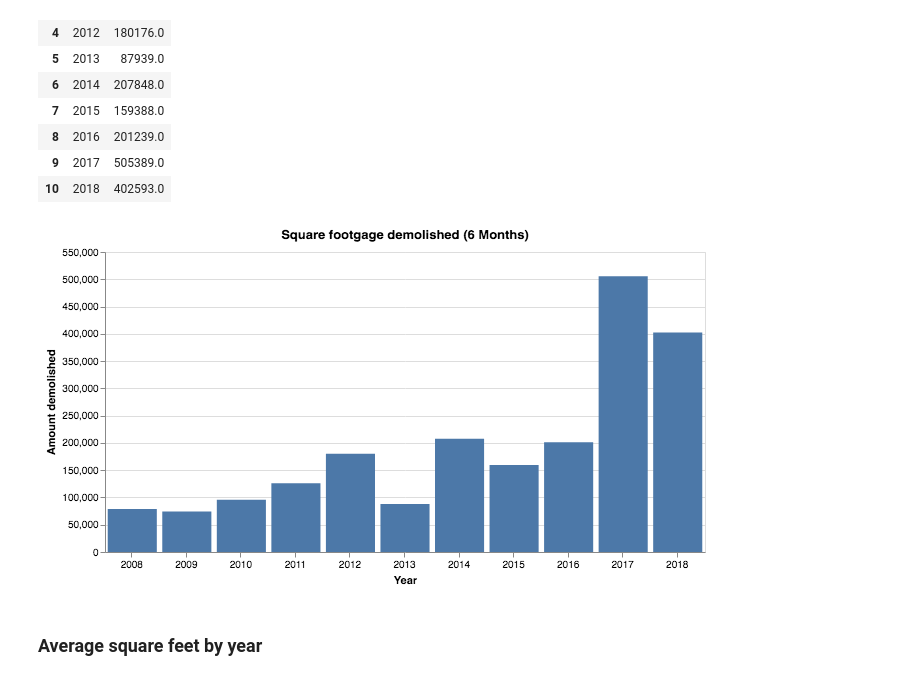
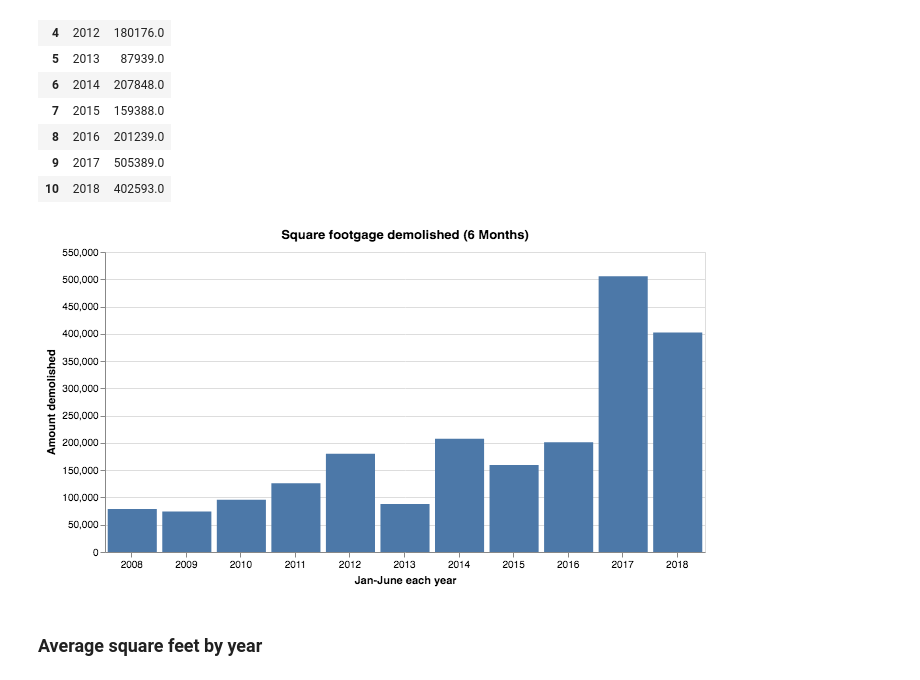
Before and after one commit to swkasica/demolitions, a Jupyter notebook: notebooks/02_Analysis_Full_demos.ipynb, the cells around one changed output. Cells and saved outputs as stored; diff of their text form; code cells hidden in the pictures.

```diff
--- a/notebooks/02_Analysis_Full_demos.ipynb
+++ b/notebooks/02_Analysis_Full_demos.ipynb
@@ -159,12 +172,16 @@ demos_spft_6mo
 | 9 | 2017 | 505389.0 |
 | 10 | 2018 | 402593.0 |
 # %%
-alt.Chart(demos_spft_6mo.reset_index(), title="Square footgage demolished (6 Months)").mark_bar().encode(
-    x=alt.X("Year:O", axis=alt.Axis(title="Year", labelAngle=0)),
+# chart based on dataframe above
+alt.Chart(
+    demos_spft_6mo.reset_index(),
+    title="Square footgage demolished (6 Months)"
+).mark_bar().encode(
+    x=alt.X("Year:O", axis=alt.Axis(title="Jan-June each year", labelAngle=0)),
     y=alt.Y("SqFt:Q", axis=alt.Axis(title="Amount demolished")),
 ).properties(width=600)
 # %% [output]
-[figure, old version]
+[figure, new version]
 # %% [markdown]
 ### Average square feet by year
 # %%
```
Also changed, not shown: parts of 41 cells of this notebook, 6 other files.
